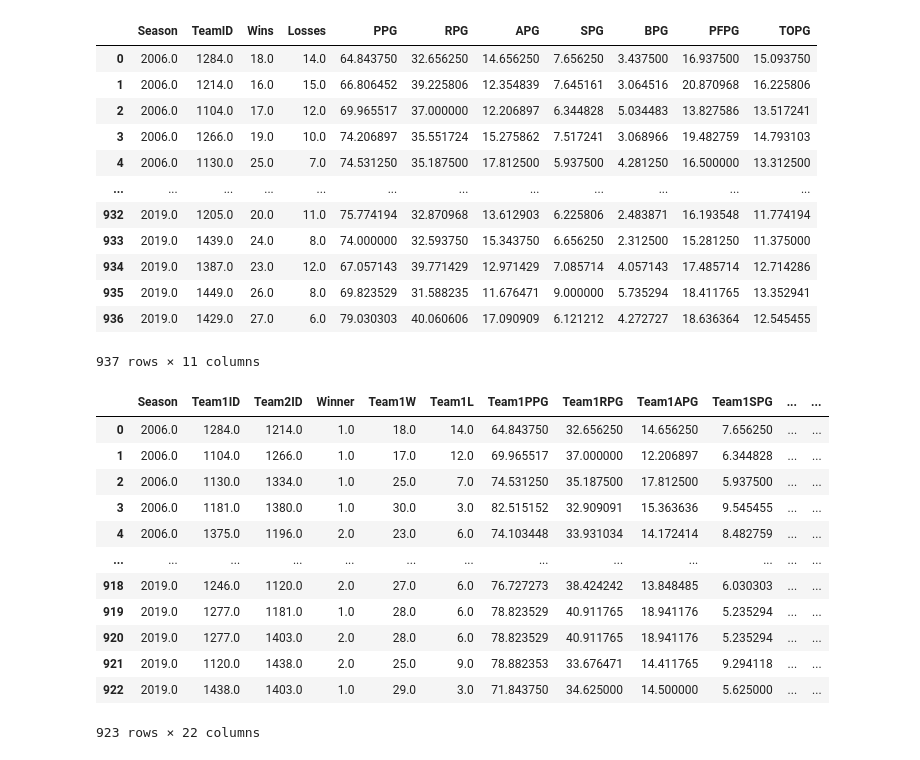
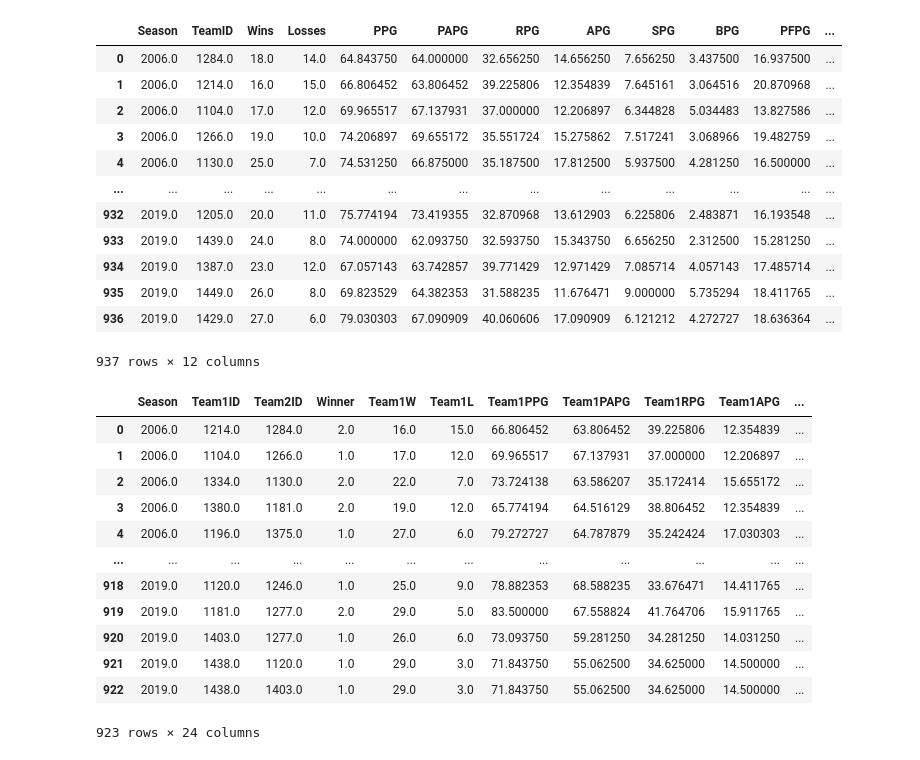
Before and after one commit to AustinStephens/NCAATourneyPredictor, a Jupyter notebook: NCAATourneyPredictor.ipynb, the cells around one changed output. Saved outputs shown, nothing was run; the diff lists cells and outputs as text; code cells hidden in the pictures.

```diff
--- a/NCAATourneyPredictor.ipynb
+++ b/NCAATourneyPredictor.ipynb
@@ -1,9 +1,10 @@
 # %%
+#1
 import matplotlib
 from matplotlib import pylab
 import pandas as pd
 
-cols = ['Season', 'TeamID', 'Wins', 'Losses', 'PPG', 'RPG', 'APG', 'SPG', 'BPG', 'PFPG', 'TOPG']
+cols = ['Season', 'TeamID', 'Wins', 'Losses', 'PPG', 'PAPG', 'RPG', 'APG', 'SPG', 'BPG', 'PFPG', 'TOPG']
 years = [2006, 2007, 2008, 2009, 2010, 2011, 2012, 2013, 2014, 2015, 2016, 2017, 2018, 2019]
 
 temp_df = pd.read_csv("./MRegularSeasonDetailedResults.csv",
@@ -40,14 +41,14 @@ for year in years:
         #print(f"w_df: ", team_1211W)
         #print(f"l_df: ", team_1211L)
 
-        team_1211_Wdf = team_1211W[['Season', 'WTeamID', 'WScore', 'WFGM', 'WFGA', 'WFGM3', 'WFGA3', 'WFTM', 'WFTA', 'WOR', 'WDR', 'WAst', 'WTO', 'WStl', 'WBlk', 'WPF']].apply(pd.to_numeric)
-        team_1211_Ldf = team_1211L[['Season', 'LTeamID', 'LScore', 'LFGM', 'LFGA', 'LFGM3', 'LFGA3', 'LFTM', 'LFTA', 'LOR', 'LDR', 'LAst', 'LTO', 'LStl', 'LBlk', 'LPF']].apply(pd.to_numeric)
+        team_1211_Wdf = team_1211W[['Season', 'WTeamID', 'WScore', 'LScore', 'WFGM', 'WFGA', 'WFGM3', 'WFGA3', 'WFTM', 'WFTA', 'WOR', 'WDR', 'WAst', 'WTO', 'WStl', 'WBlk', 'WPF']].apply(pd.to_numeric)
+        team_1211_Ldf = team_1211L[['Season', 'LTeamID', 'LScore', 'WScore', 'LFGM', 'LFGA', 'LFGM3', 'LFGA3', 'LFTM', 'LFTA', 'LOR', 'LDR', 'LAst', 'LTO', 'LStl', 'LBlk', 'LPF']].apply(pd.to_numeric)
 
 
 
         w_sum = team_1211_Wdf.sum(axis=0, numeric_only=True)
 
-        l_sum = {'Season': 0, 'LTeamID': 0, 'LScore': 0, 'LFGM': 0, 'LFGA': 0, 'LFGM3': 0, 'LFGA3': 0, 'LFTM': 0, 'LFTA': 0, 'LOR': 0, 'LDR': 0, 'LAst': 0, 'LTO': 0, 'LStl': 0, 'LBlk': 0, 'LPF': 0}
+        l_sum = {'Season': 0, 'LTeamID': 0, 'LScore': 0, 'WScore': 0, 'LFGM': 0, 'LFGA': 0, 'LFGM3': 0, 'LFGA3': 0, 'LFTM': 0, 'LFTA': 0, 'LOR': 0, 'LDR': 0, 'LAst': 0, 'LTO': 0, 'LStl': 0, 'LBlk': 0, 'LPF': 0}
         if not team_1211L.empty:
             l_sum = team_1211_Ldf.sum(axis=0, numeric_only=True)
 
@@ -59,6 +60,7 @@ for year in years:
 
         id_total = (w_sum['WTeamID'] + l_sum['LTeamID']) / tot_games
         score_total = (w_sum['WScore'] + l_sum['LScore']) / tot_games
+        pa_total = (w_sum['LScore'] + l_sum['WScore']) / tot_games
         rebs_total = (w_sum['WOR'] + l_sum['LOR'] + w_sum['WDR'] + l_sum['LDR']) / tot_games
         ast_total = (w_sum['WAst'] + l_sum['LAst']) / tot_games
         stl_total = (w_sum['WStl'] + l_sum['LStl']) / tot_games
@@ -66,27 +68,28 @@ for year in years:
         pf_total = (w_sum['WPF'] + l_sum['LPF']) / tot_games
         to_total = (w_sum['WTO'] + l_sum['LTO']) / tot_games
 
-        d = {'Season': [season_total], 'TeamID': [id_total], 'Wins': [len(team_1211_Wdf.index)], 'Losses': [len(team_1211_Ldf.index)], 'PPG': [score_total], 'RPG': [rebs_total], 'APG': [ast_total], 'SPG': [stl_total], 'BPG': [blk_total], 'PFPG': [pf_total], 'TOPG': [to_total]}
+        #d = {'Season': [season_total], 'TeamID': [id_total], 'Wins': [len(team_1211_Wdf.index)], 'Losses': [len(team_1211_Ldf.index)], 'PPG': [score_total], 'PAPG': [pa_total], 'RPG': [rebs_total], 'APG': [ast_total], 'SPG': [stl_total], 'BPG': [blk_total], 'PFPG': [pf_total], 'TOPG': [to_total]}
         #temp_df = pd.DataFrame(data=d)
-        team_avgs.loc[len(team_avgs.index)] = [season_total, id_total, len(team_1211_Wdf.index), len(team_1211_Ldf.index), score_total, rebs_total, ast_total, stl_total, blk_total, pf_total, to_total]
+        team_avgs.loc[len(team_avgs.index)] = [season_total, id_total, len(team_1211_Wdf.index), len(team_1211_Ldf.index), score_total, pa_total, rebs_total, ast_total, stl_total, blk_total, pf_total, to_total]
         #print(rows)
 
 team_avgs
 # %% [output]
-|  | Season | TeamID | Wins | Losses | PPG | RPG | APG | SPG | BPG | PFPG | TOPG |
-| 0 | 2006.0 | 1284.0 | 18.0 | 14.0 | 64.843750 | 32.656250 | 14.656250 | 7.656250 | 3.437500 | 16.937500 | 15.093750 |
-| 1 | 2006.0 | 1214.0 | 16.0 | 15.0 | 66.806452 | 39.225806 | 12.354839 | 7.645161 | 3.064516 | 20.870968 | 16.225806 |
-| 2 | 2006.0 | 1104.0 | 17.0 | 12.0 | 69.965517 | 37.000000 | 12.206897 | 6.344828 | 5.034483 | 13.827586 | 13.517241 |
-| 3 | 2006.0 | 1266.0 | 19.0 | 10.0 | 74.206897 | 35.551724 | 15.275862 | 7.517241 | 3.068966 | 19.482759 | 14.793103 |
-| 4 | 2006.0 | 1130.0 | 25.0 | 7.0 | 74.531250 | 35.187500 | 17.812500 | 5.937500 | 4.281250 | 16.500000 | 13.312500 |
-| ... | ... | ... | ... | ... | ... | ... | ... | ... | ... | ... | ... |
-| 932 | 2019.0 | 1205.0 | 20.0 | 11.0 | 75.774194 | 32.870968 | 13.612903 | 6.225806 | 2.483871 | 16.193548 | 11.774194 |
-| 933 | 2019.0 | 1439.0 | 24.0 | 8.0 | 74.000000 | 32.593750 | 15.343750 | 6.656250 | 2.312500 | 15.281250 | 11.375000 |
-| 934 | 2019.0 | 1387.0 | 23.0 | 12.0 | 67.057143 | 39.771429 | 12.971429 | 7.085714 | 4.057143 | 17.485714 | 12.714286 |
-| 935 | 2019.0 | 1449.0 | 26.0 | 8.0 | 69.823529 | 31.588235 | 11.676471 | 9.000000 | 5.735294 | 18.411765 | 13.352941 |
-| 936 | 2019.0 | 1429.0 | 27.0 | 6.0 | 79.030303 | 40.060606 | 17.090909 | 6.121212 | 4.272727 | 18.636364 | 12.545455 |
+|  | Season | TeamID | Wins | Losses | PPG | PAPG | RPG | APG | SPG | BPG | PFPG | ... |
+| 0 | 2006.0 | 1284.0 | 18.0 | 14.0 | 64.843750 | 64.000000 | 32.656250 | 14.656250 | 7.656250 | 3.437500 | 16.937500 | ... |
+| 1 | 2006.0 | 1214.0 | 16.0 | 15.0 | 66.806452 | 63.806452 | 39.225806 | 12.354839 | 7.645161 | 3.064516 | 20.870968 | ... |
+| 2 | 2006.0 | 1104.0 | 17.0 | 12.0 | 69.965517 | 67.137931 | 37.000000 | 12.206897 | 6.344828 | 5.034483 | 13.827586 | ... |
+| 3 | 2006.0 | 1266.0 | 19.0 | 10.0 | 74.206897 | 69.655172 | 35.551724 | 15.275862 | 7.517241 | 3.068966 | 19.482759 | ... |
+| 4 | 2006.0 | 1130.0 | 25.0 | 7.0 | 74.531250 | 66.875000 | 35.187500 | 17.812500 | 5.937500 | 4.281250 | 16.500000 | ... |
+| ... | ... | ... | ... | ... | ... | ... | ... | ... | ... | ... | ... | ... |
+| 932 | 2019.0 | 1205.0 | 20.0 | 11.0 | 75.774194 | 73.419355 | 32.870968 | 13.612903 | 6.225806 | 2.483871 | 16.193548 | ... |
+| 933 | 2019.0 | 1439.0 | 24.0 | 8.0 | 74.000000 | 62.093750 | 32.593750 | 15.343750 | 6.656250 | 2.312500 | 15.281250 | ... |
+| 934 | 2019.0 | 1387.0 | 23.0 | 12.0 | 67.057143 | 63.742857 | 39.771429 | 12.971429 | 7.085714 | 4.057143 | 17.485714 | ... |
+| 935 | 2019.0 | 1449.0 | 26.0 | 8.0 | 69.823529 | 64.382353 | 31.588235 | 11.676471 | 9.000000 | 5.735294 | 18.411765 | ... |
+| 936 | 2019.0 | 1429.0 | 27.0 | 6.0 | 79.030303 | 67.090909 | 40.060606 | 17.090909 | 6.121212 | 4.272727 | 18.636364 | ... |
-937 rows × 11 columns
+937 rows × 12 columns
 # %%
+#2
 import random
 
 random.seed()
@@ -95,8 +98,8 @@ random.seed()
 
 # note: "Winner" column will always be '1' because the winning team is always listed first;
 # it's included just for a classification metric for the machine learning
-train_cols = ["Season", "Team1ID", "Team2ID", "Winner", "Team1W", "Team1L", "Team1PPG", "Team1RPG", "Team1APG", "Team1SPG", \
-              "Team1BPG", "Team1PFPG", "Team1TOPG", "Team2W", "Team2L", "Team2PPG", "Team2RPG", "Team2APG", "Team2SPG",\
+train_cols = ["Season", "Team1ID", "Team2ID", "Winner", "Team1W", "Team1L", "Team1PPG", "Team1PAPG", "Team1RPG", "Team1APG", "Team1SPG", \
+              "Team1BPG", "Team1PFPG", "Team1TOPG", "Team2W", "Team2L", "Team2PPG", "Team2PAPG", "Team2RPG", "Team2APG", "Team2SPG",\
               "Team2BPG", "Team2PFPG", "Team2TOPG"]
 
 train_DF = pd.DataFrame(columns=train_cols)
@@ -114,44 +117,44 @@ for year in years:
         #first 4 values (last value is the "Winner" classification which is randomly chosen)
 
         #randomly choose which slot the winning team goes into
         winning_team = random.randint(1,2)
         losing_team = 2 if winning_team == 1 else 1
 
         #properly put winning team into correct row
         team_id = ["", "WTeamID", "LTeamID"]
         temp_list = [year, row[team_id[winning_team]], row[team_id[losing_team]], winning_team]
         team1_row = avg_year_df[avg_year_df["TeamID"] == temp_list[1]][cols[2:]].values.tolist()
         team2_row = avg_year_df[avg_year_df["TeamID"] == temp_list[2]][cols[2:]].values.tolist()
         temp_list.extend(team1_row[0])
         temp_list.extend(team2_row[0])
 
         # add that list to our DF
         temp_series = pd.Series(temp_list, index=train_cols)
         train_DF = train_DF.append(temp_series, ignore_index=True)
 
 test_data = train_DF[train_DF['Season'] == 2019]
 test_labels = test_data['Winner']
 test_data = test_data.drop(columns=['Winner'])
 
 train_data = train_DF[train_DF['Season'] != 2019]
 train_labels = train_data['Winner']
 train_data = train_data.drop(columns=['Winner'])
 
 
 train_DF
 #train_data
 # %% [output]
-|  | Season | Team1ID | Team2ID | Winner | Team1W | Team1L | Team1PPG | Team1RPG | Team1APG | Team1SPG | ... | ... |
-| 0 | 2006.0 | 1284.0 | 1214.0 | 1.0 | 18.0 | 14.0 | 64.843750 | 32.656250 | 14.656250 | 7.656250 | ... | ... |
-| 1 | 2006.0 | 1104.0 | 1266.0 | 1.0 | 17.0 | 12.0 | 69.965517 | 37.000000 | 12.206897 | 6.344828 | ... | ... |
-| 2 | 2006.0 | 1130.0 | 1334.0 | 1.0 | 25.0 | 7.0 | 74.531250 | 35.187500 | 17.812500 | 5.937500 | ... | ... |
-| 3 | 2006.0 | 1181.0 | 1380.0 | 1.0 | 30.0 | 3.0 | 82.515152 | 32.909091 | 15.363636 | 9.545455 | ... | ... |
-| 4 | 2006.0 | 1375.0 | 1196.0 | 2.0 | 23.0 | 6.0 | 74.103448 | 33.931034 | 14.172414 | 8.482759 | ... | ... |
-| ... | ... | ... | ... | ... | ... | ... | ... | ... | ... | ... | ... | ... |
-| 918 | 2019.0 | 1246.0 | 1120.0 | 2.0 | 27.0 | 6.0 | 76.727273 | 38.424242 | 13.848485 | 6.030303 | ... | ... |
-| 919 | 2019.0 | 1277.0 | 1181.0 | 1.0 | 28.0 | 6.0 | 78.823529 | 40.911765 | 18.941176 | 5.235294 | ... | ... |
-| 920 | 2019.0 | 1277.0 | 1403.0 | 2.0 | 28.0 | 6.0 | 78.823529 | 40.911765 | 18.941176 | 5.235294 | ... | ... |
-| 921 | 2019.0 | 1120.0 | 1438.0 | 2.0 | 25.0 | 9.0 | 78.882353 | 33.676471 | 14.411765 | 9.294118 | ... | ... |
-| 922 | 2019.0 | 1438.0 | 1403.0 | 1.0 | 29.0 | 3.0 | 71.843750 | 34.625000 | 14.500000 | 5.625000 | ... | ... |
+|  | Season | Team1ID | Team2ID | Winner | Team1W | Team1L | Team1PPG | Team1PAPG | Team1RPG | Team1APG | ... |
+| 0 | 2006.0 | 1214.0 | 1284.0 | 2.0 | 16.0 | 15.0 | 66.806452 | 63.806452 | 39.225806 | 12.354839 | ... |
+| 1 | 2006.0 | 1104.0 | 1266.0 | 1.0 | 17.0 | 12.0 | 69.965517 | 67.137931 | 37.000000 | 12.206897 | ... |
+| 2 | 2006.0 | 1334.0 | 1130.0 | 2.0 | 22.0 | 7.0 | 73.724138 | 63.586207 | 35.172414 | 15.655172 | ... |
+| 3 | 2006.0 | 1380.0 | 1181.0 | 2.0 | 19.0 | 12.0 | 65.774194 | 64.516129 | 38.806452 | 12.354839 | ... |
+| 4 | 2006.0 | 1196.0 | 1375.0 | 1.0 | 27.0 | 6.0 | 79.272727 | 64.787879 | 35.242424 | 17.030303 | ... |
+| ... | ... | ... | ... | ... | ... | ... | ... | ... | ... | ... | ... |
+| 918 | 2019.0 | 1120.0 | 1246.0 | 1.0 | 25.0 | 9.0 | 78.882353 | 68.588235 | 33.676471 | 14.411765 | ... |
+| 919 | 2019.0 | 1181.0 | 1277.0 | 2.0 | 29.0 | 5.0 | 83.500000 | 67.558824 | 41.764706 | 15.911765 | ... |
+| 920 | 2019.0 | 1403.0 | 1277.0 | 1.0 | 26.0 | 6.0 | 73.093750 | 59.281250 | 34.281250 | 14.031250 | ... |
+| 921 | 2019.0 | 1438.0 | 1120.0 | 1.0 | 29.0 | 3.0 | 71.843750 | 55.062500 | 34.625000 | 14.500000 | ... |
+| 922 | 2019.0 | 1438.0 | 1403.0 | 1.0 | 29.0 | 3.0 | 71.843750 | 55.062500 | 34.625000 | 14.500000 | ... |
-923 rows × 22 columns
+923 rows × 24 columns
 # %%
```
Also changed, not shown: parts of 9 cells of this notebook, 1 other file.
